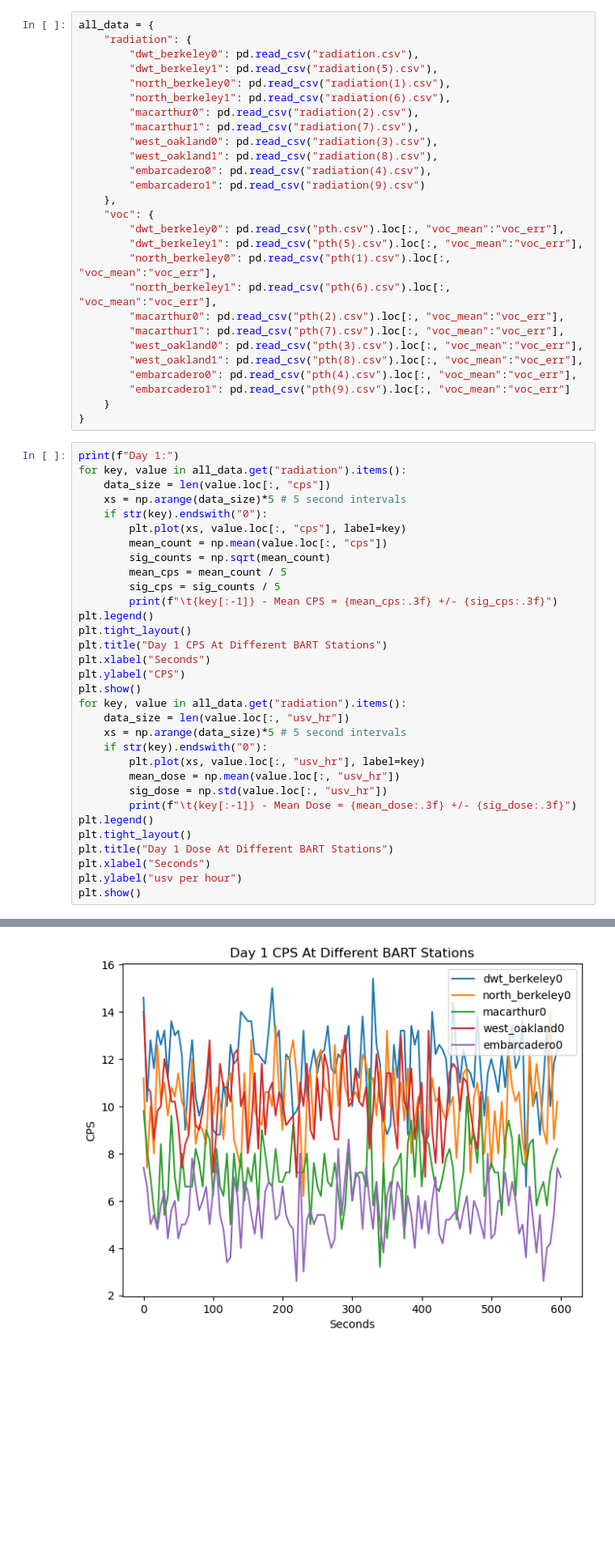
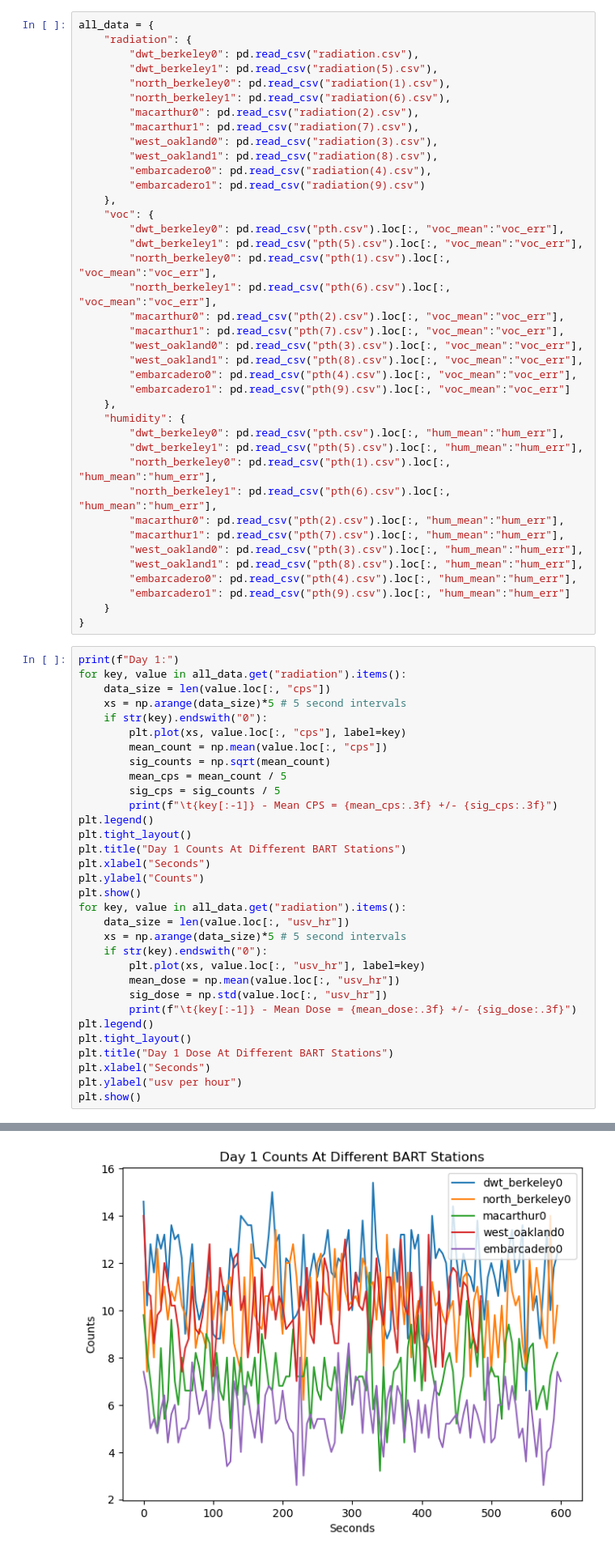
Before and after one commit to jgrant559-beep/E11---Jenna-Dakota-and-Ethan-, a Jupyter notebook: New/Final_Project_data_analysis.ipynb, the cells around one changed output, grey strips where cells are left out. Shown at 81% size. Drawn from its saved outputs; the diff is of its cells as text; blank space fills up the shorter version.

```diff
--- a/New/Final_Project_data_analysis.ipynb
+++ b/New/Final_Project_data_analysis.ipynb
@@ -27,6 +27,18 @@ all_data = {
         "west_oakland1": pd.read_csv("pth(8).csv").loc[:, "voc_mean":"voc_err"],
         "embarcadero0": pd.read_csv("pth(4).csv").loc[:, "voc_mean":"voc_err"],
         "embarcadero1": pd.read_csv("pth(9).csv").loc[:, "voc_mean":"voc_err"]
+    },
+    "humidity": {
+        "dwt_berkeley0": pd.read_csv("pth.csv").loc[:, "hum_mean":"hum_err"],
+        "dwt_berkeley1": pd.read_csv("pth(5).csv").loc[:, "hum_mean":"hum_err"],
+        "north_berkeley0": pd.read_csv("pth(1).csv").loc[:, "hum_mean":"hum_err"],
+        "north_berkeley1": pd.read_csv("pth(6).csv").loc[:, "hum_mean":"hum_err"],
+        "macarthur0": pd.read_csv("pth(2).csv").loc[:, "hum_mean":"hum_err"],
+        "macarthur1": pd.read_csv("pth(7).csv").loc[:, "hum_mean":"hum_err"],
+        "west_oakland0": pd.read_csv("pth(3).csv").loc[:, "hum_mean":"hum_err"],
+        "west_oakland1": pd.read_csv("pth(8).csv").loc[:, "hum_mean":"hum_err"],
+        "embarcadero0": pd.read_csv("pth(4).csv").loc[:, "hum_mean":"hum_err"],
+        "embarcadero1": pd.read_csv("pth(9).csv").loc[:, "hum_mean":"hum_err"]
     }
 }
 # %%
@@ -39,36 +51,36 @@ for key, value in all_data.get("radiation").items():
         mean_count = np.mean(value.loc[:, "cps"])
         sig_counts = np.sqrt(mean_count)
         mean_cps = mean_count / 5
         sig_cps = sig_counts / 5
         print(f"\t{key[:-1]} - Mean CPS = {mean_cps:.3f} +/- {sig_cps:.3f}")
 plt.legend()
 plt.tight_layout()
-plt.title("Day 1 CPS At Different BART Stations")
+plt.title("Day 1 Counts At Different BART Stations")
 plt.xlabel("Seconds")
-plt.ylabel("CPS")
+plt.ylabel("Counts")
 plt.show()
 for key, value in all_data.get("radiation").items():
     data_size = len(value.loc[:, "usv_hr"])
     xs = np.arange(data_size)*5 # 5 second intervals
     if str(key).endswith("0"):
         plt.plot(xs, value.loc[:, "usv_hr"], label=key)
         mean_dose = np.mean(value.loc[:, "usv_hr"])
         sig_dose = np.std(value.loc[:, "usv_hr"])
         print(f"\t{key[:-1]} - Mean Dose = {mean_dose:.3f} +/- {sig_dose:.3f}")
 plt.legend()
 plt.tight_layout()
 plt.title("Day 1 Dose At Different BART Stations")
 plt.xlabel("Seconds")
 plt.ylabel("usv per hour")
 plt.show()
 # %% [output]
 Day 1:
         dwt_berkeley - Mean CPS = 2.334 +/- 0.683
         north_berkeley - Mean CPS = 2.034 +/- 0.638
         macarthur - Mean CPS = 1.450 +/- 0.539
         west_oakland - Mean CPS = 2.032 +/- 0.638
         embarcadero - Mean CPS = 1.114 +/- 0.472
-[figure, old version]
+[figure, new version]
         dwt_berkeley - Mean Dose = 0.146 +/- 0.020
         north_berkeley - Mean Dose = 0.127 +/- 0.019
         macarthur - Mean Dose = 0.091 +/- 0.017
```
Also changed, not shown: parts of 3 cells of this notebook.
